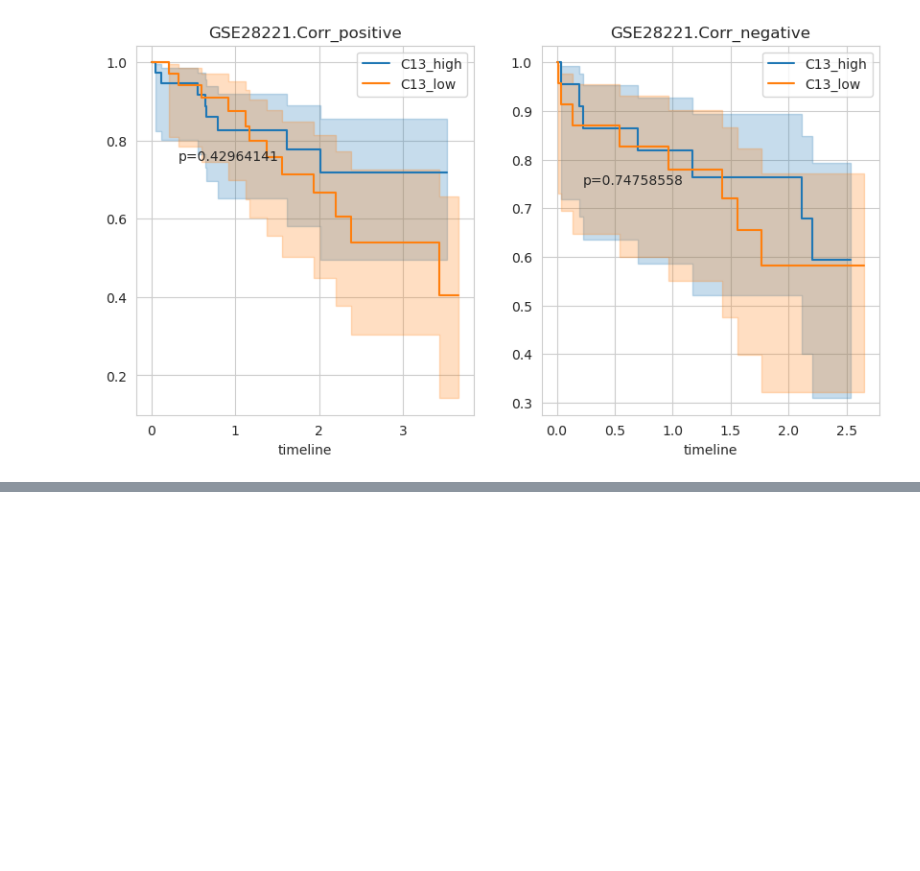
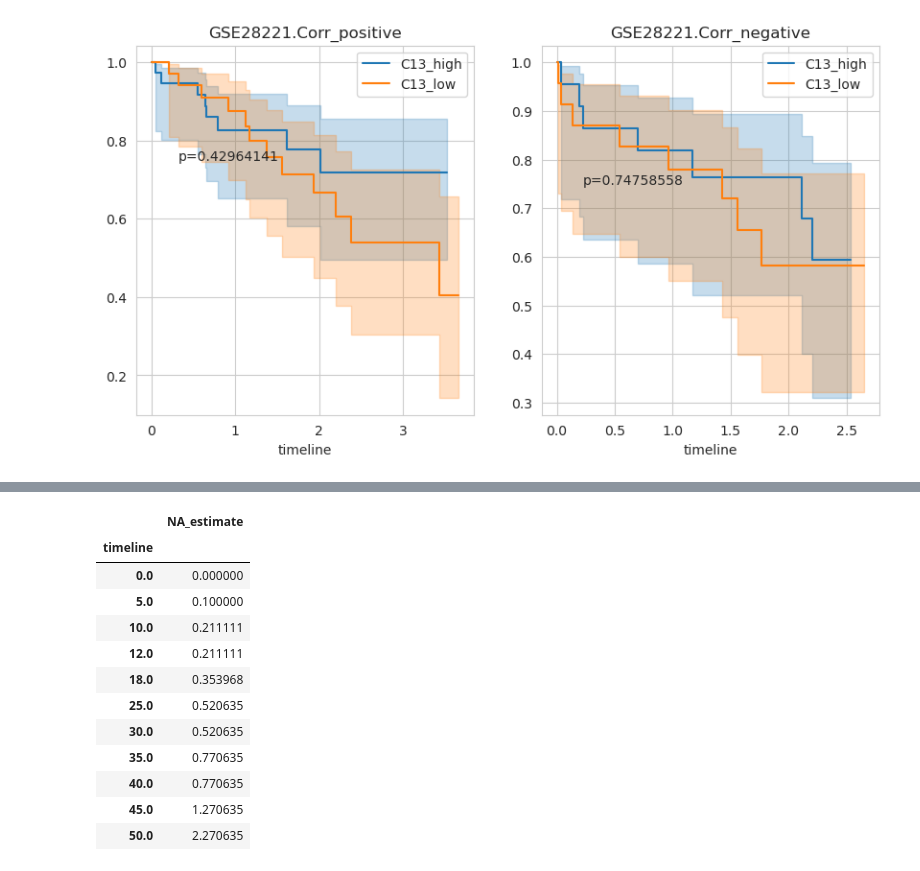
Before and after one commit to yoyoong/Tres, a Jupyter notebook: 4.Macrophage_analysis/validation_plot.ipynb, the cells around one changed output, grey strips where cells are left out. Cells and saved outputs as stored; diff of their text form; code cells hidden in the pictures; blank space fills up the shorter version.

```diff
--- a/4.Macrophage_analysis/validation_plot.ipynb
+++ b/4.Macrophage_analysis/validation_plot.ipynb
@@ -231,0 +230,17 @@ survival_df
+# %%
+# 打印详细的累计风险值表
+naf.cumulative_hazard_
+# %% [output]
+|  | NA_estimate |
+| timeline |  |
+| 0.0 | 0.000000 |
+| 5.0 | 0.100000 |
+| 10.0 | 0.211111 |
+| 12.0 | 0.211111 |
+| 18.0 | 0.353968 |
+| 25.0 | 0.520635 |
+| 30.0 | 0.520635 |
+| 35.0 | 0.770635 |
+| 40.0 | 0.770635 |
+| 45.0 | 1.270635 |
+| 50.0 | 2.270635 |
```
Also changed, not shown: parts of 5 cells of this notebook, 11 other files.
